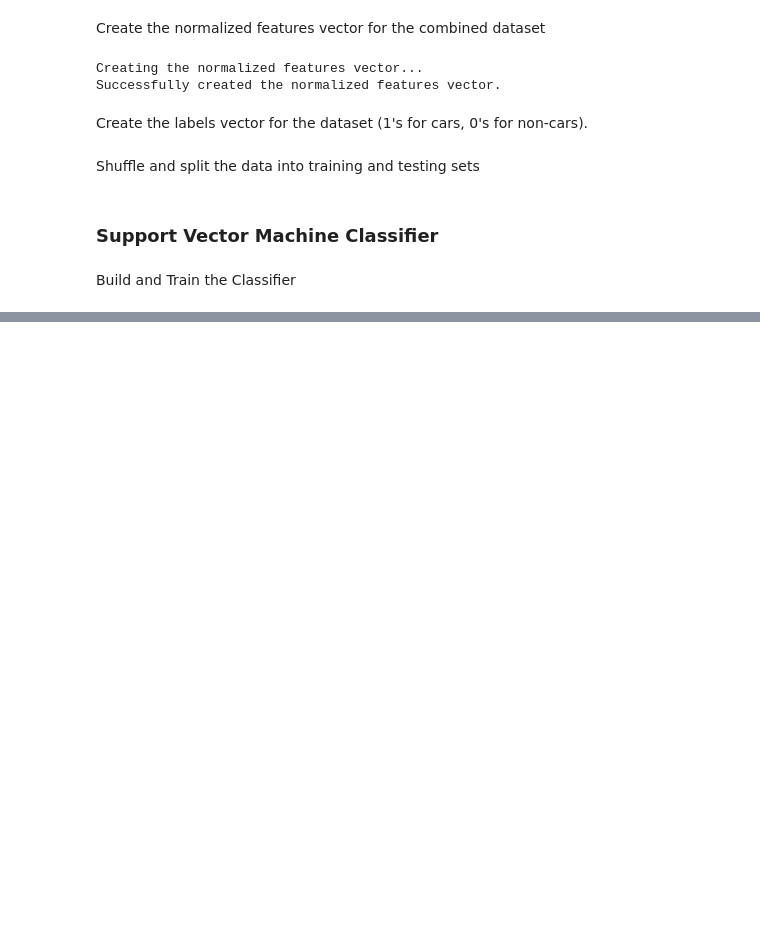
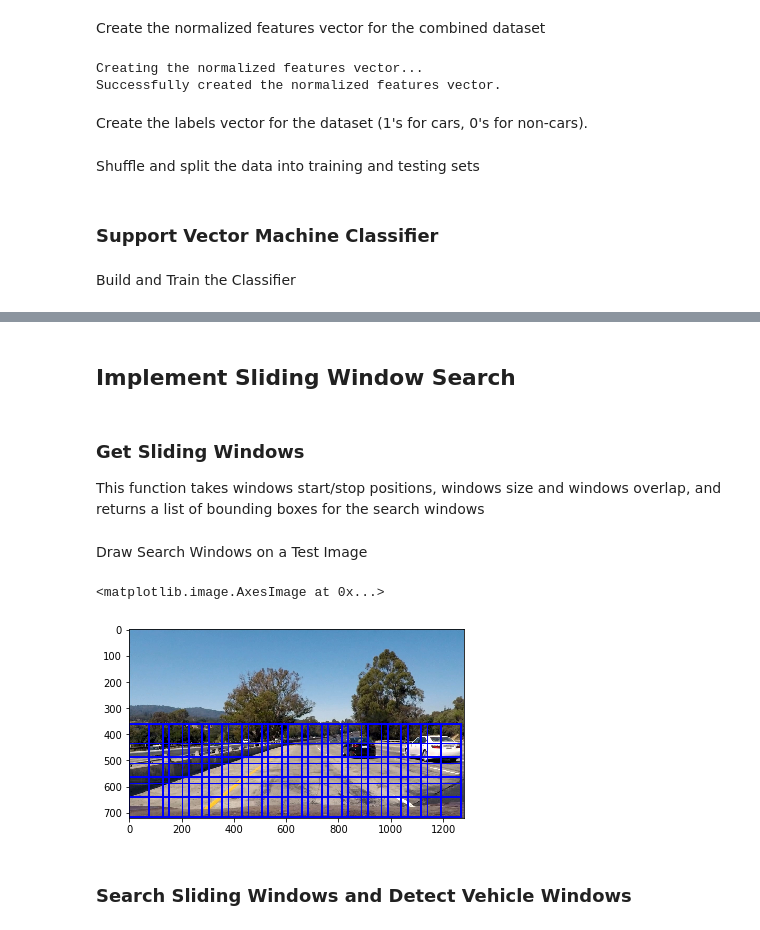
Before and after one commit to vinny-palumbo/AutonomousCars-VehicleDetection, a Jupyter notebook: pipeline.ipynb, the cells around one changed output, grey strips where cells are left out. Saved outputs shown, nothing was run; the diff lists cells and outputs as text; code cells hidden in the pictures; blank space fills up the shorter version.

Commit message:
Implement Sliding Window Search and Detect Vehicle Windows

```diff
--- a/pipeline.ipynb
+++ b/pipeline.ipynb
@@ -389,0 +391,5 @@ Training the classifier...
+# %% [markdown]
+## Implement Sliding Window Search
+# %% [markdown]
+### Get Sliding Windows
+This function takes windows start/stop positions, windows size and windows overlap, and returns a list of bounding boxes for the search windows
@@ -389,0 +433,23 @@ Training the classifier...
+# %% [markdown]
+Draw Search Windows on a Test Image
+# %%
+# Test image shape
+test_image_height = test_image.shape[0]
+test_image_width = test_image.shape[1]
+
+# Parameters for slide_window() function
+test_x_start_stop=[0, test_image_width]
+test_y_start_stop=[int(test_image_height/2), test_image_height]
+test_xy_window=(128, 128)
+test_xy_overlap=(0.4, 0.4)
+
+test_windows = slide_window(test_image, test_x_start_stop, test_y_start_stop,
+                    test_xy_window, test_xy_overlap)
+
+window_img = draw_boxes(test_image, test_windows, color=(0, 0, 255), thick=6)
+plt.imshow(window_img)
+# %% [output]
+<matplotlib.image.AxesImage at 0x...>
+[figure, added]
+# %% [markdown]
+### Search Sliding Windows and Detect Vehicle Windows
```
Also changed, not shown: parts of 13 cells of this notebook.
